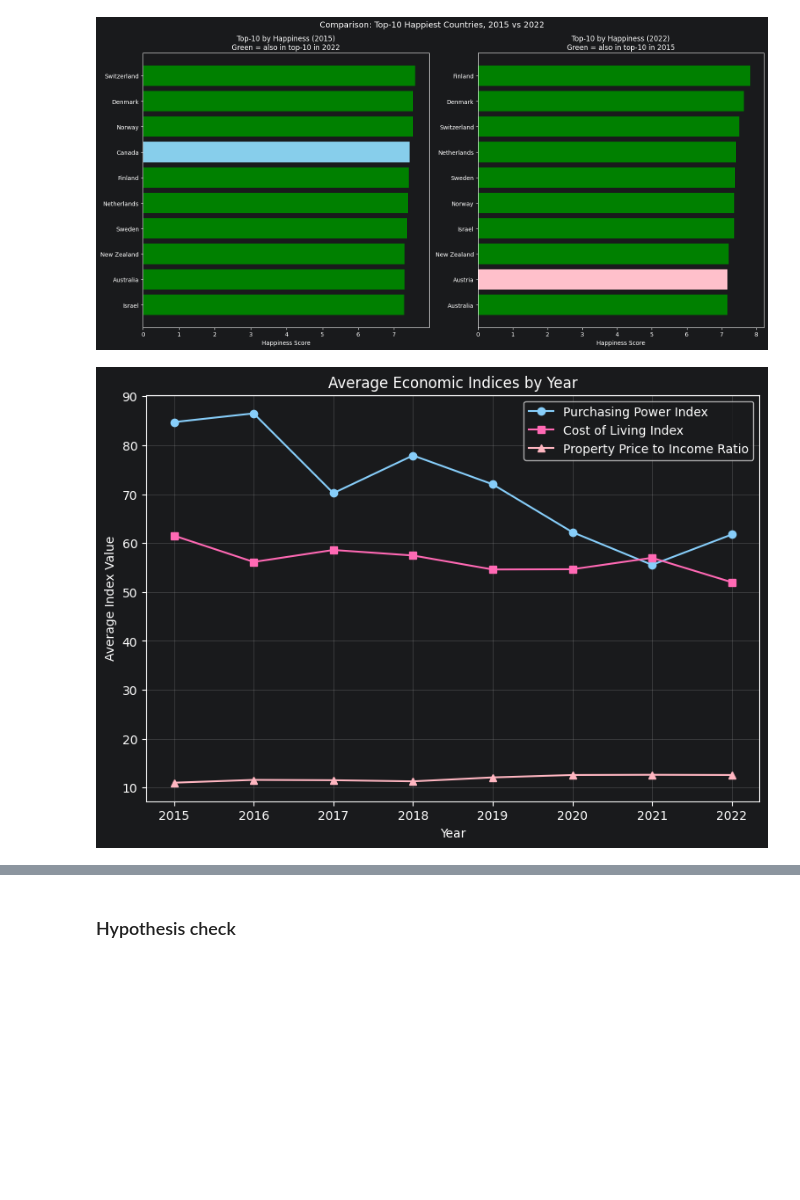
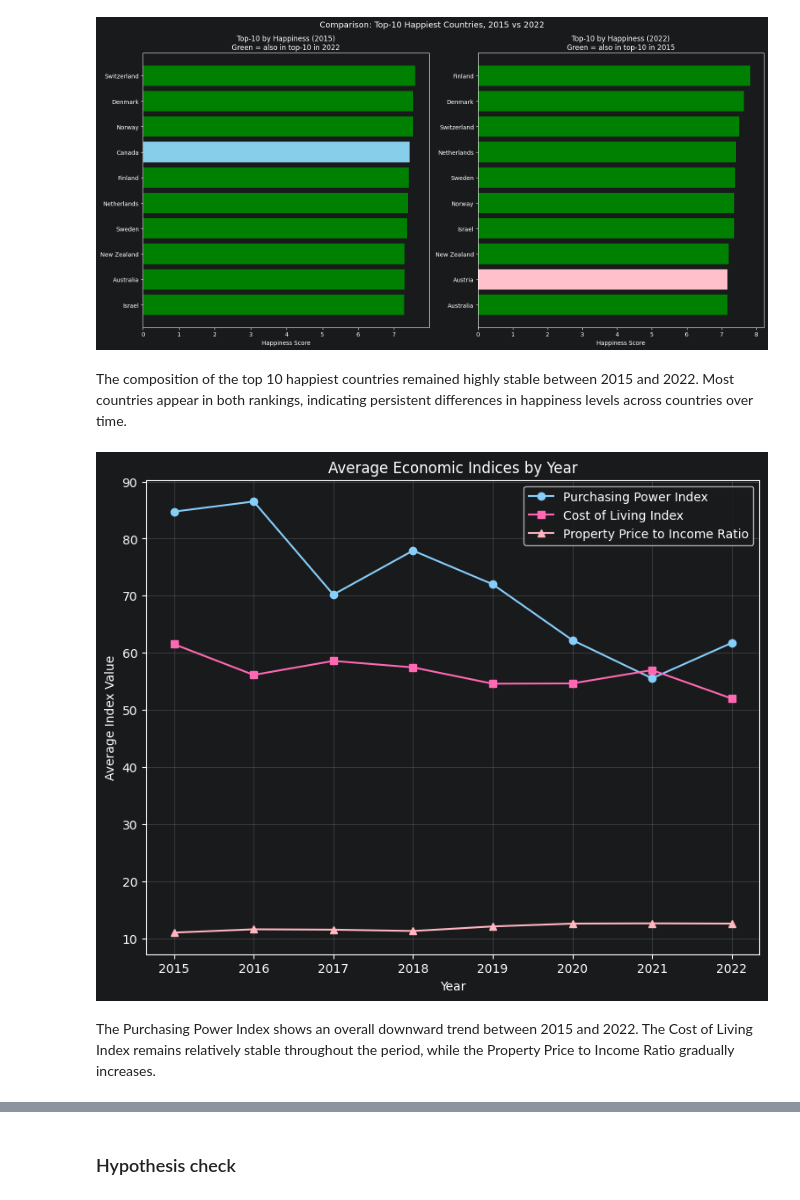
Before and after one commit to soonserv/data-best-project, a Jupyter notebook: notebooks/SA_notebook.ipynb, the cells around one changed output, grey strips where cells are left out. Cells and saved outputs as stored; diff of their text form; code cells hidden in the pictures; blank space fills up the shorter version.

```diff
--- a/notebooks/SA_notebook.ipynb
+++ b/notebooks/SA_notebook.ipynb
@@ -597,3 +598,6 @@ clean_data.head(15)
 | 14 | Australia | 2017 | 8.5 | 174.45 | 104.85 | 57.80 | ... |
 # %% [markdown]
 The dataset contains semi-annual observations marked with the “/2” suffix. Since this project focuses on yearly analysis, the suffix was removed from the Year column and the values were converted to integers. Then, observations for the same country and year were combined by calculating the mean of the numerical indicators.
+# %%
+clean_data = clean_data.drop(columns=["Rank"])
+clean_data.head()
@@ -845,31 +855,35 @@ plt.tight_layout()
 plt.show()
 # %% [output]
 [figure]
+# %% [markdown]
+The composition of the top 10 happiest countries remained highly stable between 2015 and 2022. Most countries appear in both rankings, indicating persistent differences in happiness levels across countries over time.
 # %%
 trend_economy = (
     final_data.groupby("Year")[[
         "Purchasing Power Index",
         "Cost of Living Index",
         "Property Price to Income Ratio"
     ]]
     .mean()
     .reset_index()
 )
 
-plt.figure(figsize=(9,6))
+plt.figure(figsize=(9,7))
 
 plt.plot(trend_economy["Year"], trend_economy["Purchasing Power Index"], marker="o", label="Purchasing Power Index", color = "#87CEFA")
 plt.plot(trend_economy["Year"], trend_economy["Cost of Living Index"], marker="s", label="Cost of Living Index", color = "#FF69B4")
 plt.plot(trend_economy["Year"], trend_economy["Property Price to Income Ratio"], marker="^", label="Property Price to Income Ratio", color = "#FFB6C1")
 
 plt.title("Average Economic Indices by Year")
 plt.xlabel("Year")
 plt.ylabel("Average Index Value")
 plt.legend()
 plt.grid(alpha=0.3)
 plt.show()
 # %% [output]
-[figure, old version]
+[figure, new version]
+# %% [markdown]
+The Purchasing Power Index shows an overall downward trend between 2015 and 2022. The Cost of Living Index remains relatively stable throughout the period, while the Property Price to Income Ratio gradually increases.
 # %%
 leaders = (
     final_data.loc[final_data.groupby("Year")["Happiness Score"].idxmax()]
```
Also changed, not shown: parts of 52 cells of this notebook.
